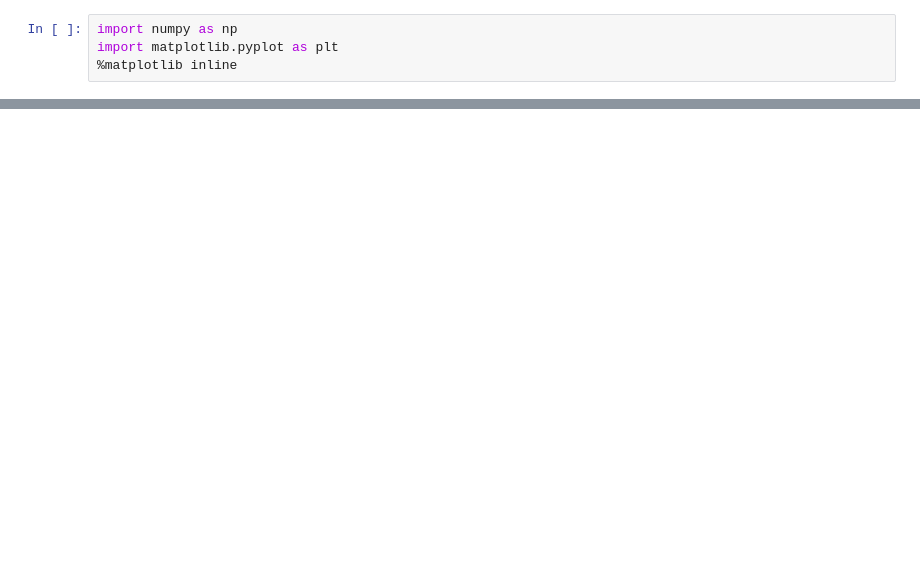
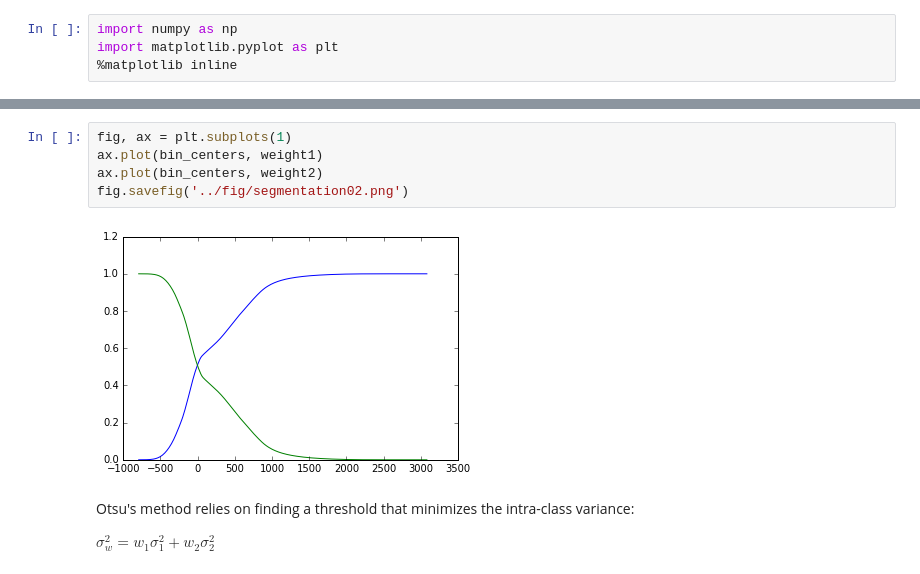
Before and after one commit to neurohackweek/image-processing, a Jupyter notebook: code/segmentation.ipynb, the cells around one changed output, grey strips where cells are left out. Saved outputs shown, nothing was run; the diff lists cells and outputs as text; blank space fills up the shorter version.

```diff
--- a/code/segmentation.ipynb
+++ b/code/segmentation.ipynb
@@ -17,0 +53,11 @@ plt.matshow(T1w_data[:, :, T1w_data.shape[-1]//2], cmap='bone')
+# %%
+fig, ax = plt.subplots(1)
+ax.plot(bin_centers, weight1)
+ax.plot(bin_centers, weight2)
+fig.savefig('../fig/segmentation02.png')
+# %% [output]
+[figure, added]
+# %% [markdown]
+Otsu's method relies on finding a threshold that  minimizes the intra-class variance:
+
+$\sigma^2_w = w_1 \sigma^2_1 + w_2 \sigma^2_2$
```
Also changed, not shown: parts of 58 cells of this notebook, 13 other files.
